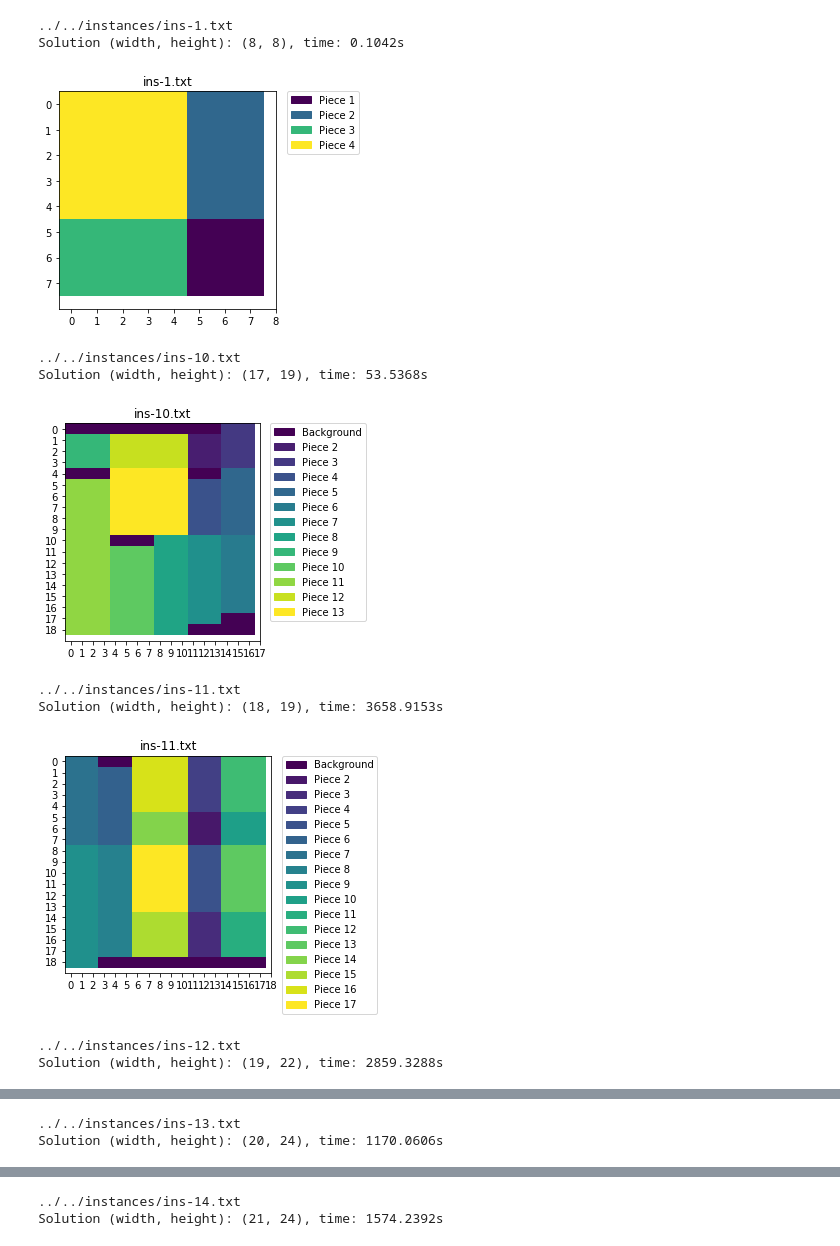
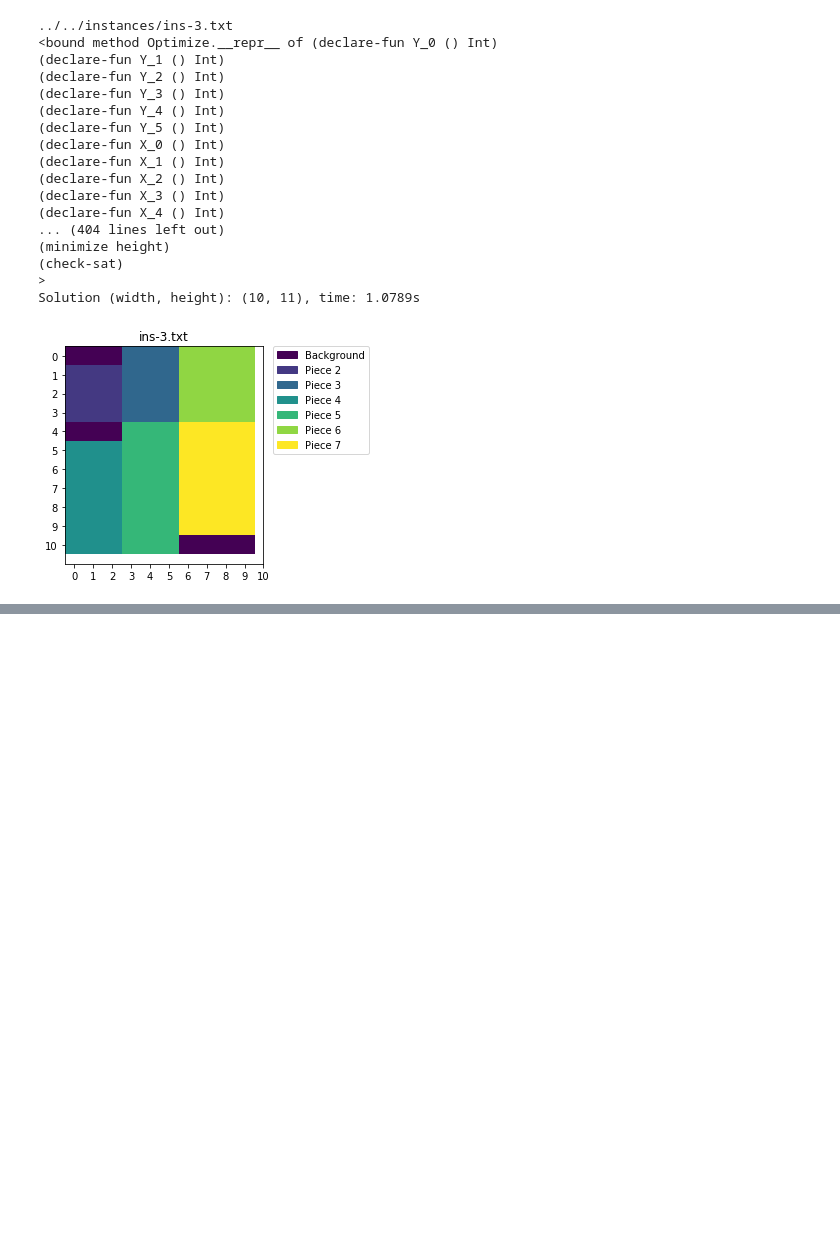
Before and after one commit to Erhtric/VLSI, a Jupyter notebook: src/smt/smt.ipynb, the cells around one changed output, grey strips where cells are left out. Saved outputs shown, nothing was run; the diff lists cells and outputs as text; code cells hidden in the pictures; blank space fills up the shorter version.

Commit message:
adding new version of SMT solution

```diff
--- a/src/smt/smt.ipynb
+++ b/src/smt/smt.ipynb
@@ -14,13 +14,14 @@ def read_instance_text(f):
     width = int(file.readline())
     # print("width ", width)
     n_piece = int(file.readline())
-    pieces = []
+    W, H =[], []
     for i in range(n_piece):
         piece = file.readline()
         split_piece = piece.strip().split(" ")
-        pieces.append((int(split_piece[0]), int(split_piece[1])))
+        W.append((int(split_piece[0])))
+        H.append((int(split_piece[1])))
     # print(pieces)
-    return width, tuple(pieces)
+    return width, W, H
 
 
 def show_shape(s, title, n_circuits):
@@ -83,9 +84,13 @@ def draw_solution(sol_shape, pieces):
 def min_height(dims):
     return int(np.min([dims[i][1] for i in range(len(dims))]))
 
-def compute_area_circuits(dims):
-    return sum([dim[0]* dim[1] for dim in dims])
+def compute_area_circuits(W,H):
+    return sum([W[i]* H[i] for i in range(len(W))])
 
 
-def dims_sol_unify(dims, sols):
-    return [(dims[i][0], dims[i][1],sols[i][0],sols[i][1]) for i in range(len(sols))]
+def dims_sol_unify(W,H, X,Y):
+    return [(W[i], H[i],X[i],Y[i]) for i in range(len(W))]
+
+
+def flatten(t):
+    return [item for sublist in t for item in sublist]
@@ -161,35 +189,48 @@ def vlsi_instance(dims, width, max_height):
 # %%
 path = "../../instances/"
 instances = os.listdir(path)
-# instances = ["ins-4.txt"]
+instances = ["ins-3.txt"]
 time_per_instance = []
 for i in range(len(instances)):
 #     print(path+instance)
     instance = instances[i]
-    width, dims = read_instance_text(path+instance)
+    width, W, H = read_instance_text(path+instance)
 
 #     print(dims)
-    max_height = int(np.sum([dims[i][1] for i in range(len(dims))]))
+    max_height = int(np.sum([H[i] for i in range(len(H))]))
 #     print(f"Maximum height reachable: {max_height}")
 
     start_time = time.time_ns()
-    height, solutions = vlsi_instance(dims, width, max_height)
-    end_time = time.time_ns()
-    end_time = (end_time-start_time)/ 10**9
-    print(f"Solution (width, height): {width,height}, time: {round(end_time,4)}s")
-    time_per_instance.append((instance, end_time))
-    solutions = dims_sol_unify(dims, solutions)
-    arr = draw_solution((width,height), solutions)
-    show_shape(arr, instance,len(dims))
+    returned_value = vlsi_instance(W, H,len(W), width, max_height)
+    if returned_value is not None:
+        height, X,Y = returned_value
+
+        end_time = time.time_ns()
+        end_time = (end_time-start_time)/ 10**9
+        print(f"Solution (width, height): {width,height}, time: {round(end_time,4)}s")
+        # todo fix variables
+        time_per_instance.append((instance, end_time))
+        solutions = dims_sol_unify(W, H, X, Y)
+        arr = draw_solution((width,height), solutions)
+        show_shape(arr, instance,len(W))
+    else:
+        print("Failed to find a solution")
 # %% [output]
-../../instances/ins-1.txt
-Solution (width, height): (8, 8), time: 0.1042s
+../../instances/ins-3.txt
+<bound method Optimize.__repr__ of (declare-fun Y_0 () Int)
+(declare-fun Y_1 () Int)
+(declare-fun Y_2 () Int)
+(declare-fun Y_3 () Int)
+(declare-fun Y_4 () Int)
+(declare-fun Y_5 () Int)
+(declare-fun X_0 () Int)
+(declare-fun X_1 () Int)
+(declare-fun X_2 () Int)
+(declare-fun X_3 () Int)
+(declare-fun X_4 () Int)
+... (404 lines left out)
+(minimize height)
+(check-sat)
+>
+Solution (width, height): (10, 11), time: 1.0789s
-[figure, old version]
+[figure, new version]
-../../instances/ins-10.txt
-Solution (width, height): (17, 19), time: 53.5368s
-[figure, removed]
-../../instances/ins-11.txt
-Solution (width, height): (18, 19), time: 3658.9153s
-[figure, removed]
-../../instances/ins-12.txt
-Solution (width, height): (19, 22), time: 2859.3288s
@@ -197,2 +236,0 @@ Solution (width, height): (19, 22), time: 2859.3288s
-../../instances/ins-13.txt
-Solution (width, height): (20, 24), time: 1170.0606s
@@ -200,2 +236,0 @@ Solution (width, height): (20, 24), time: 1170.0606s
-../../instances/ins-14.txt
-Solution (width, height): (21, 24), time: 1574.2392s
```
Also changed, not shown: parts of 3 cells of this notebook, 2 other files.
